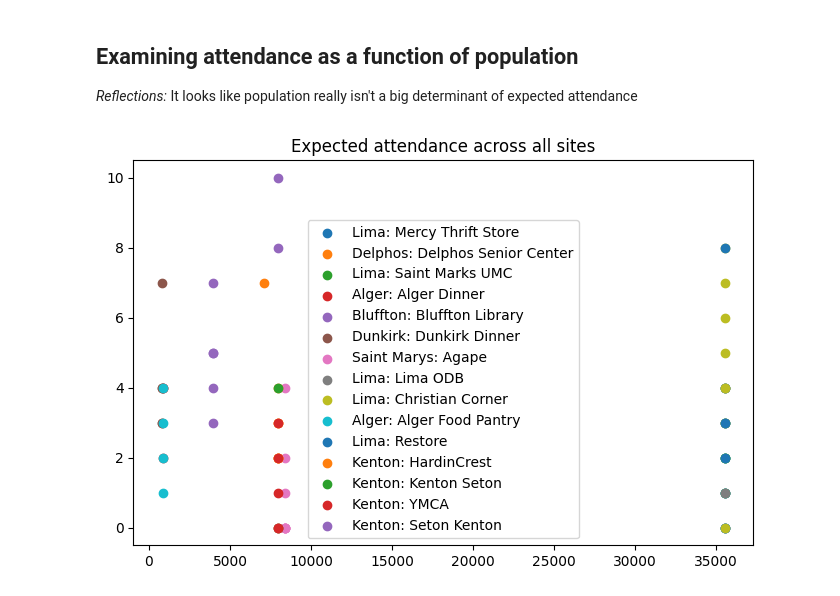
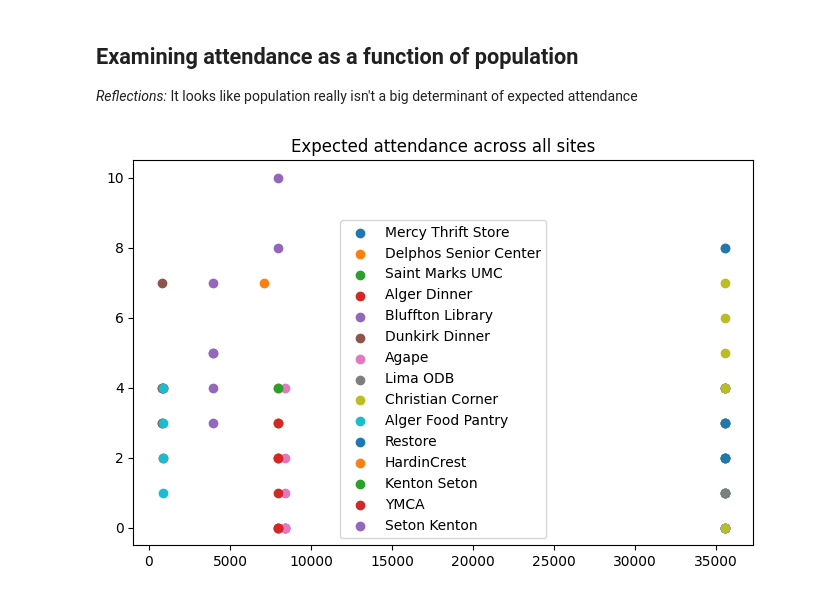
Before and after one commit to Human-Centered-Optimization-Lab/clinicOpt, a Jupyter notebook: tools/attendancePlaygorund.ipynb, the cells around one changed output. Drawn from its saved outputs; the diff is of its cells as text; code cells hidden in the pictures.

```diff
--- a/tools/attendancePlaygorund.ipynb
+++ b/tools/attendancePlaygorund.ipynb
@@ -25,6 +25,9 @@ events = pd.merge(events, cities.loc[:,["city","pop"]], left_on="City", right_on
 
 # Split multi-valued items
 events["Site Types"] = events["Site Types"].apply(lambda st : np.array(st.split(";")) )
+events["Site Types Pretty"] = events["Site Types"].apply(lambda st : ", ".join(st) )
+
+
 
 # Total foot traffic calculation
 events["Foot traffic"] = events["All Men"] + events["All Women (not pregnant 18+)"] + events["Pregnant Patients (all ages)"] + events["Children 1-18 years"] + events["All infants <1 year"]
@@ -48,34 +51,39 @@ display(events)
 # %% [markdown]
 ## Helper functions
 # %%
-def plot_site_type(events, site_type=None, legend=True):
+def remove_special_events(events):
 
-    site_type_mask = np.logical_not(events["Site Types"].apply(lambda t : (t == "Special Event").all()))
+    no_special_events_mask = np.logical_not(events["Site Types"].apply(lambda t : (t == "Special Event").all()))
+    return events.loc[no_special_events_mask,:]
 
 
-    if site_type != None:
-        site_type_mask = np.logical_and(site_type_mask, events["Site Types"].apply(lambda t : (t == site_type).any()))
 
-    events = events.loc[site_type_mask,:]
+def plot_site_type(events, filter_value=None, legend=True, group_attr="Physical location", x_var="pop"):
 
-    site_set = set(events["Physical location"])
+    events = remove_special_events(events)
+
+    if filter_value != None:
+        site_type_mask = events["Site Types"].apply(lambda t : (t == filter_value).any())
+        events = events.loc[site_type_mask,:]
+
+    site_set = set(events[group_attr])
 
     fig, ax = plt.subplots()
 
     for site in site_set:
-        pops         = events.loc[events["Physical location"] == site,"pop"]
-        foot_traffic = events.loc[events["Physical location"] == site,"Foot traffic"]
+        x = events.loc[events[group_attr] == site, x_var]
+        y = events.loc[events[group_attr] == site,"Foot traffic"]
 
-        current_city = events.loc[events["Physical location"] == site,"city"].values[0]
+        current_city = events.loc[events[group_attr] == site,"city"].values[0]
 
-        label = f"{current_city}: {site}"
-        ax.scatter(pops, foot_traffic, label=label)
+        label = f"{site}"
+        ax.scatter(x, y, label=label)
 
     if legend:
         plt.legend()
 
-    if site_type is not None:
-        plt.title(f"Expected attendance at {site_type} sites")
+    if filter_value is not None:
+        plt.title(f"Expected attendance at {filter_value} sites")
     else:
         plt.title(f"Expected attendance across all sites")
 
@@ -105,6 +113,6 @@ plot_site_type(events, "Food pantry")
 ## Examining attendance as a function of population
 _Reflections:_ It looks like population really isn't a big determinant of expected attendance
 # %%
-plot_site_type(events, legend=True)
+plot_site_type(events, legend=True, group_attr="Physical location")
 # %% [output]
-[figure, old version]
+[figure, new version]
```
Also changed, not shown: parts of 6 cells of this notebook, 2 other files.
